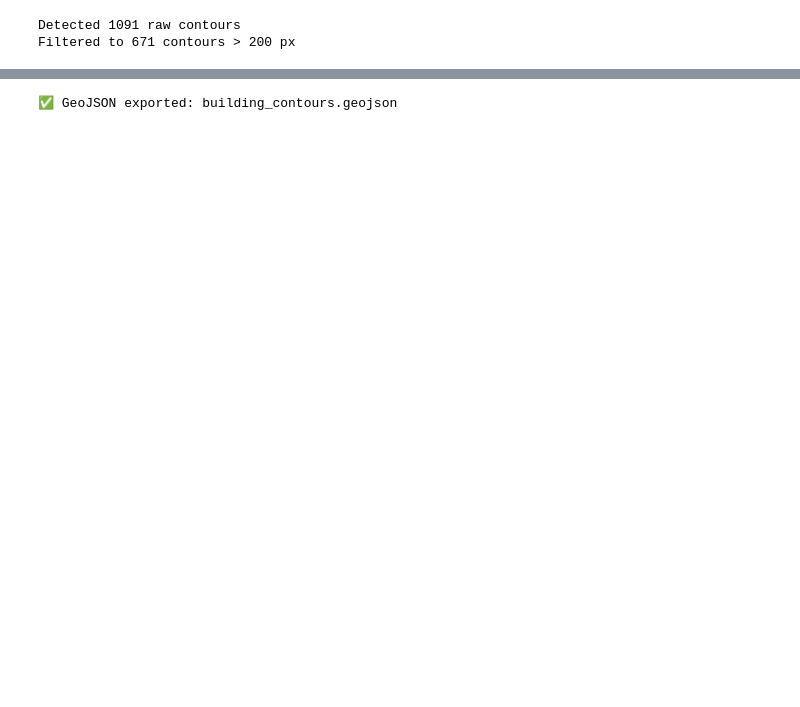
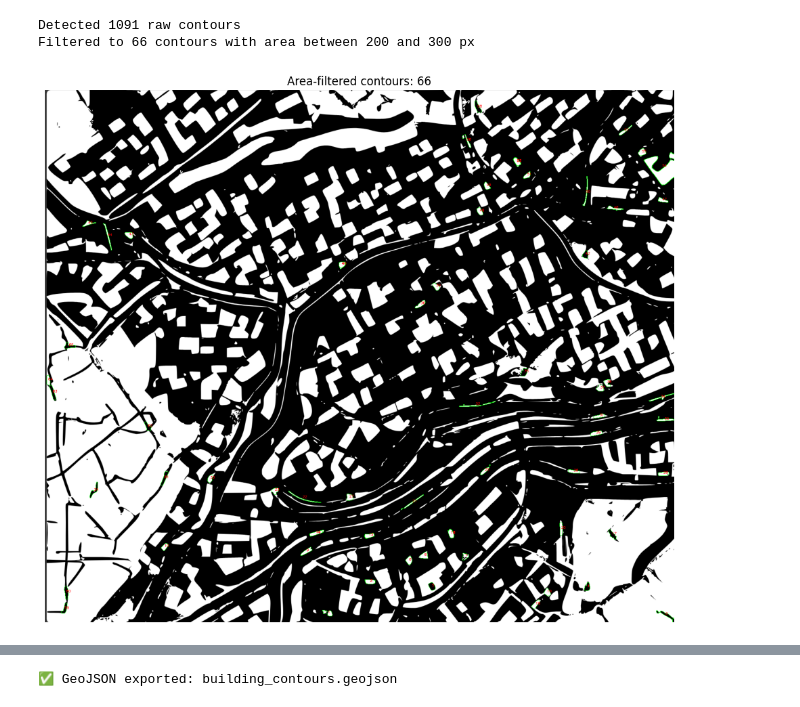
Before and after one commit to PaintDumpster/gg_worlds, a Jupyter notebook: Coutouring_Bldgs/BldgContours.ipynb, the cells around one changed output, grey strips where cells are left out. Saved outputs shown, nothing was run; the diff lists cells and outputs as text; code cells hidden in the pictures; blank space fills up the shorter version.

```diff
--- a/Coutouring_Bldgs/BldgContours.ipynb
+++ b/Coutouring_Bldgs/BldgContours.ipynb
@@ -16,19 +16,40 @@ if image is None:
 # %%
 # === STEP 2: Canny Edge Detection ===
 edges = cv2.Canny(image, 50, 150)  # Try (30, 120) or (60, 180) for different sensitivity
 
 # === STEP 3: Morphological Closing ===
 kernel = np.ones((3, 3), np.uint8)
 closed = cv2.morphologyEx(edges, cv2.MORPH_CLOSE, kernel, iterations=2)
 
 # === STEP 4: Find all contours (internal + external) ===
 contours, _ = cv2.findContours(closed, cv2.RETR_TREE, cv2.CHAIN_APPROX_SIMPLE)
 print(f"Detected {len(contours)} raw contours")
 
 # === STEP 5: Filter small contours by area ===
-min_area = 200  # Increase to 400+ if roads still included
-filtered_contours = [cnt for cnt in contours if cv2.contourArea(cnt) > min_area]
-print(f"Filtered to {len(filtered_contours)} contours > {min_area} px")
+# ...after finding contours...
+
+min_area = 200
+max_area = 300  # Adjust as needed
+
+filtered_contours = [cnt for cnt in contours if min_area <= cv2.contourArea(cnt) <= max_area]
+print(f"Filtered to {len(filtered_contours)} contours with area between {min_area} and {max_area} px")
+
+# === Preview plot of area-filtered contours ===
+preview = cv2.cvtColor(image, cv2.COLOR_GRAY2BGR)
+for i, cnt in enumerate(filtered_contours):
+    cv2.drawContours(preview, [cnt], -1, (0, 255, 0), 1)
+    M = cv2.moments(cnt)
+    if M["m00"] != 0:
+        cx = int(M["m10"] / M["m00"])
+        cy = int(M["m01"] / M["m00"])
+        cv2.putText(preview, str(i), (cx, cy), cv2.FONT_HERSHEY_SIMPLEX, 0.3, (0, 0, 255), 1)
+
+plt.figure(figsize=(12, 12))
+plt.imshow(cv2.cvtColor(preview, cv2.COLOR_BGR2RGB))
+plt.title(f"Area-filtered contours: {len(filtered_contours)}")
+plt.axis("off")
+plt.show()
 # %% [output]
 Detected 1091 raw contours
-Filtered to 671 contours > 200 px
+Filtered to 66 contours with area between 200 and 300 px
+[figure, added]
```
Also changed, not shown: parts of 6 cells of this notebook, 1 other file.
